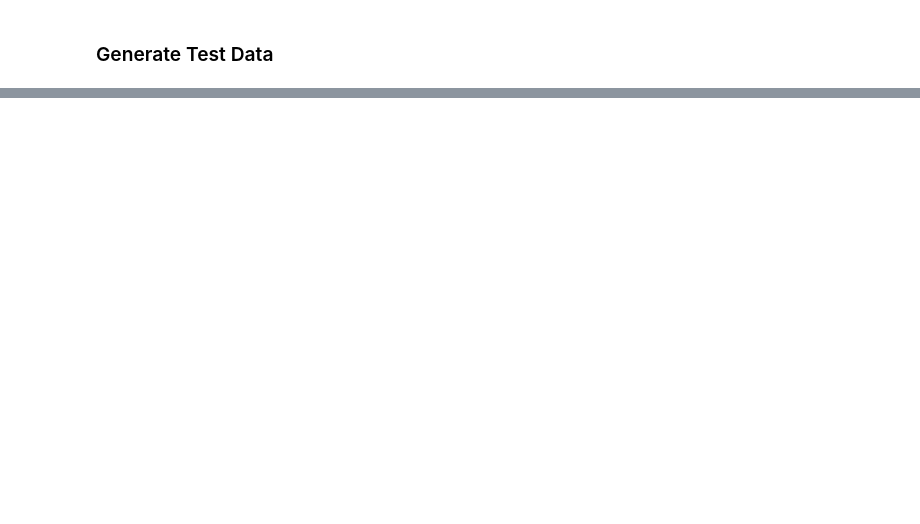
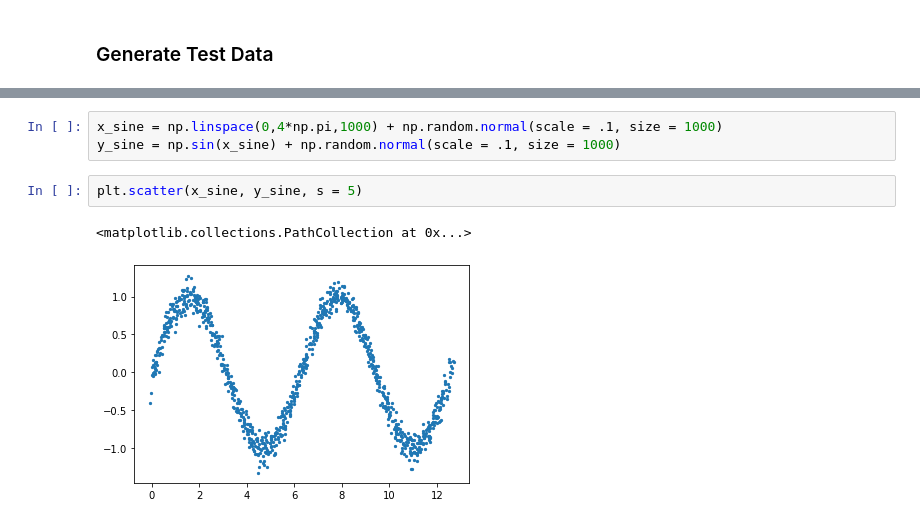
Before and after one commit to artusoma/prinPy, a Jupyter notebook: prinPy quickstart.ipynb, the cells around one changed output, grey strips where cells are left out. Cells and saved outputs as stored; diff of their text form; blank space fills up the shorter version.

```diff
--- a/prinPy quickstart.ipynb
+++ b/prinPy quickstart.ipynb
@@ -39,0 +113,8 @@ proj = cl.project(x_data, y_data)
+# %%
+x_sine = np.linspace(0,4*np.pi,1000) + np.random.normal(scale = .1, size = 1000)
+y_sine = np.sin(x_sine) + np.random.normal(scale = .1, size = 1000)
+# %%
+plt.scatter(x_sine, y_sine, s = 5)
+# %% [output]
+<matplotlib.collections.PathCollection at 0x...>
+[figure, added]
```
Also changed, not shown: parts of 20 cells of this notebook, 1 other file.
